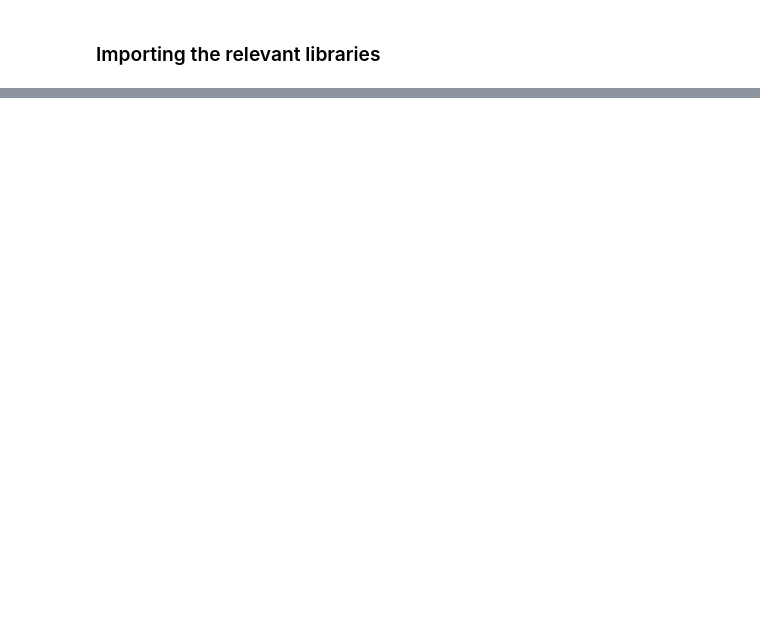
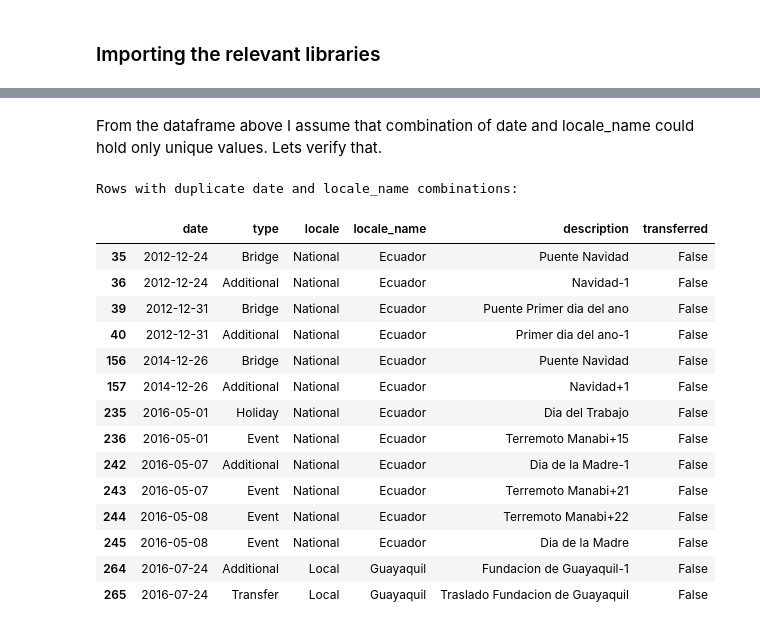
Before and after one commit to TommMakk/store-sales, a Jupyter notebook: notebooks/00_interim_data_analysis.ipynb, the cells around one changed output, grey strips where cells are left out. Cells and saved outputs as stored; diff of their text form; code cells hidden in the pictures; blank space fills up the shorter version.

```diff
--- a/notebooks/00_interim_data_analysis.ipynb
+++ b/notebooks/00_interim_data_analysis.ipynb
@@ -40,0 +190,26 @@ oil_raw_data.head()
+# %% [markdown]
+From the dataframe above I assume that combination of date and locale_name could hold only unique values. Lets verify that.
+# %%
+# Find duplicate date and locale_name combinations
+duplicate_combinations = holidays_events_df[holidays_events_df.duplicated(subset=['date', 'locale_name'], keep=False)]
+
+# Display the rows with duplicate date and locale_name combinations
+print("Rows with duplicate date and locale_name combinations:")
+display(duplicate_combinations)
+# %% [output]
+Rows with duplicate date and locale_name combinations:
+|  | date | type | locale | locale_name | description | transferred |
+| 35 | 2012-12-24 | Bridge | National | Ecuador | Puente Navidad | False |
+| 36 | 2012-12-24 | Additional | National | Ecuador | Navidad-1 | False |
+| 39 | 2012-12-31 | Bridge | National | Ecuador | Puente Primer dia del ano | False |
+| 40 | 2012-12-31 | Additional | National | Ecuador | Primer dia del ano-1 | False |
+| 156 | 2014-12-26 | Bridge | National | Ecuador | Puente Navidad | False |
+| 157 | 2014-12-26 | Additional | National | Ecuador | Navidad+1 | False |
+| 235 | 2016-05-01 | Holiday | National | Ecuador | Dia del Trabajo | False |
+| 236 | 2016-05-01 | Event | National | Ecuador | Terremoto Manabi+15 | False |
+| 242 | 2016-05-07 | Additional | National | Ecuador | Dia de la Madre-1 | False |
+| 243 | 2016-05-07 | Event | National | Ecuador | Terremoto Manabi+21 | False |
+| 244 | 2016-05-08 | Event | National | Ecuador | Terremoto Manabi+22 | False |
+| 245 | 2016-05-08 | Event | National | Ecuador | Dia de la Madre | False |
+| 264 | 2016-07-24 | Additional | Local | Guayaquil | Fundacion de Guayaquil-1 | False |
+| 265 | 2016-07-24 | Transfer | Local | Guayaquil | Traslado Fundacion de Guayaquil | False |
```
Also changed, not shown: parts of 24 cells of this notebook, 1 other file.
